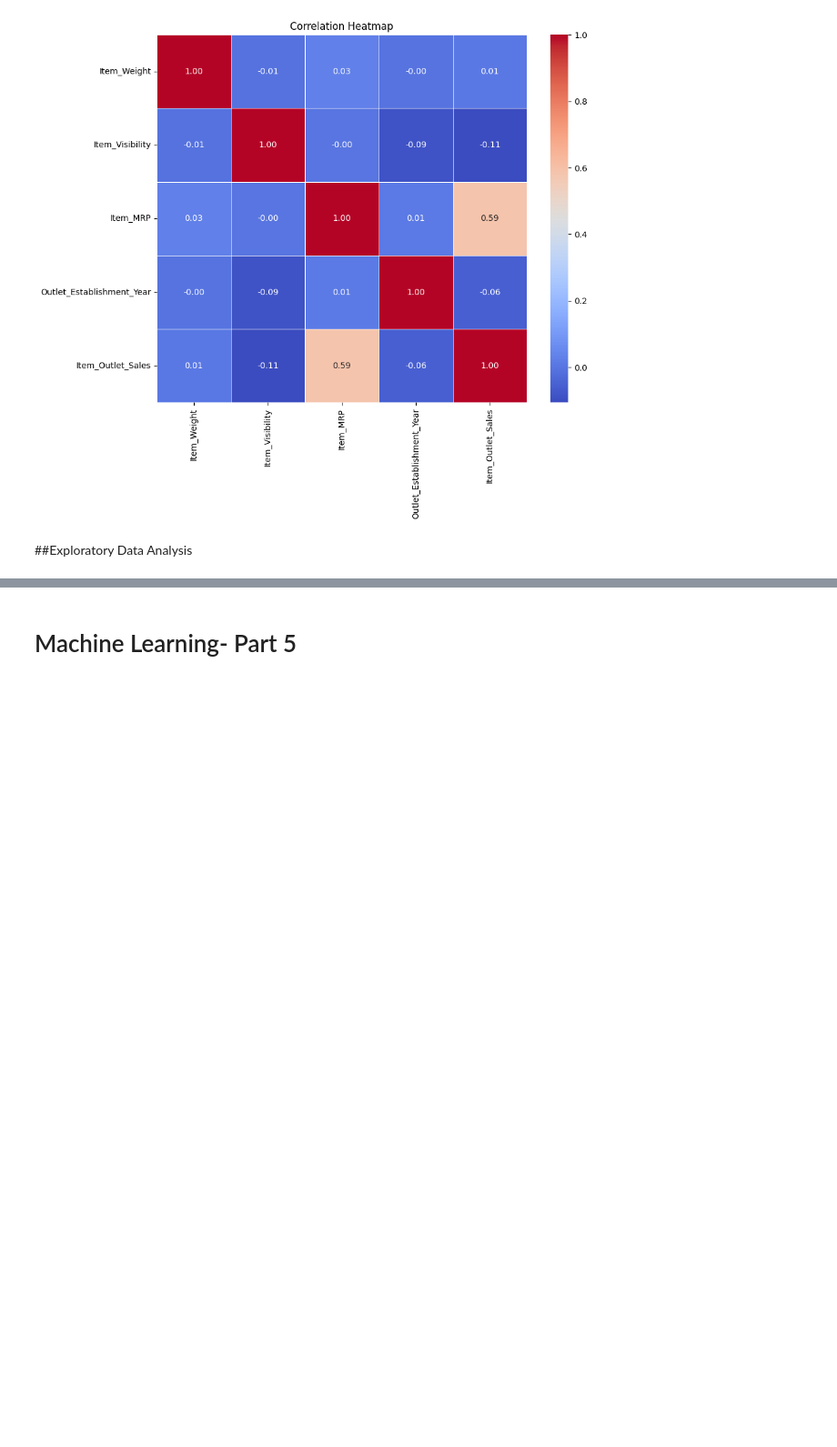
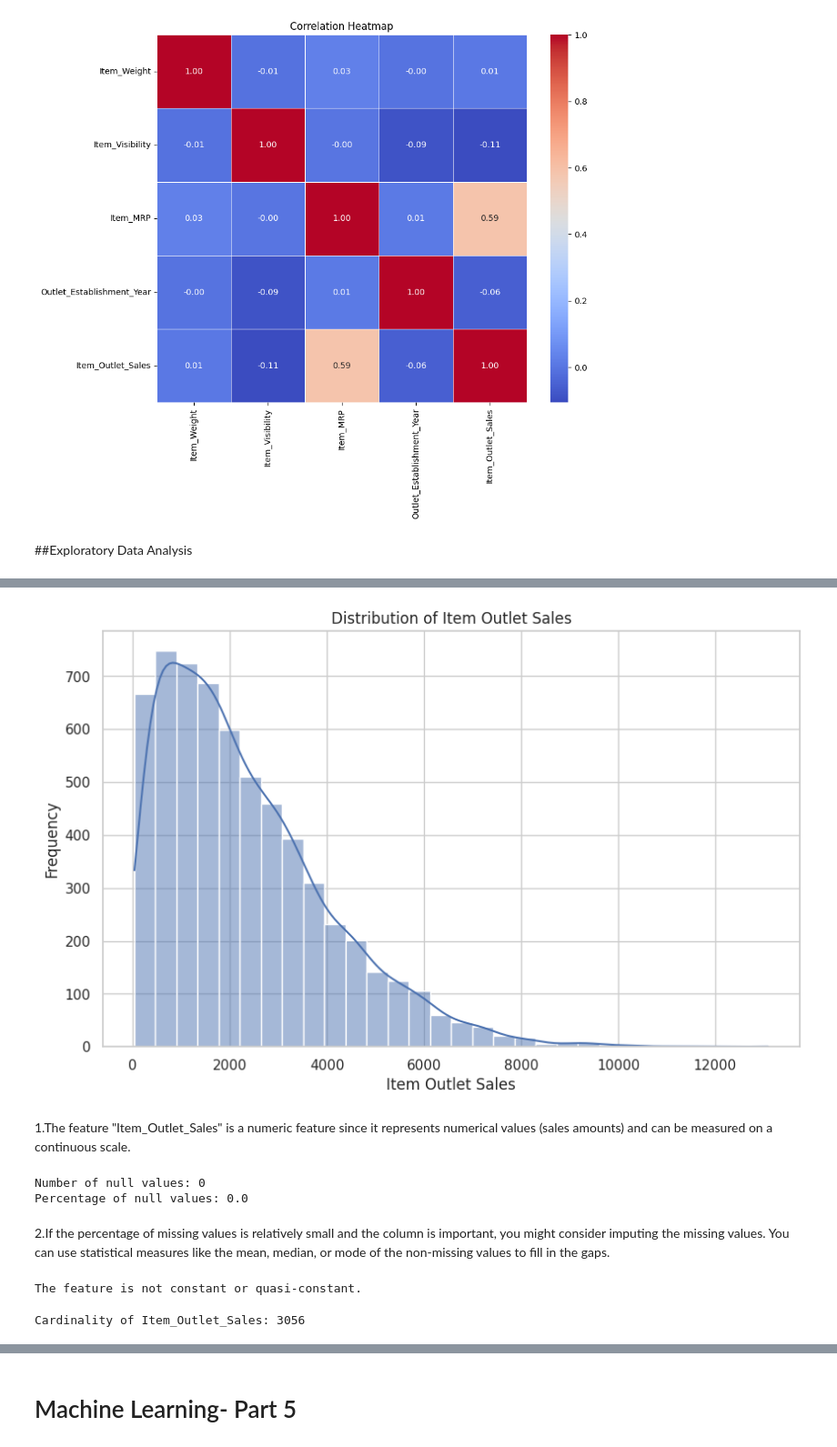
Before and after one commit to OleFlow/Prediction-of-Product-Sales, a Jupyter notebook: Prediction_of_Product_Sales.ipynb, the cells around one changed output, grey strips where cells are left out. Shown at 91% size. Drawn from its saved outputs; the diff is of its cells as text; code cells hidden in the pictures; blank space fills up the shorter version.

```diff
--- a/Prediction_of_Product_Sales.ipynb
+++ b/Prediction_of_Product_Sales.ipynb
@@ -208,3 +209,16 @@ plt.show()
 [figure]
 # %% [markdown]
 ##Exploratory Data Analysis
+# %%
+# Placeholder values to be replaced with null
+placeholder_values = {
+    'Outlet_Size': 'Not Available',
+    'Item_Weight': 0
+}
+
+# Replace placeholder values with null
+df.replace(placeholder_values, inplace=True)
+
+# Perform EDA to check for null values
+null_values = df.isnull().sum()
+print(null_values)
@@ -210,0 +254,52 @@ plt.show()
+# %%
+sns.set(style="whitegrid")
+
+# Assuming 'data' is your DataFrame and 'Item_Outlet_Sales' is the column of interest
+plt.figure(figsize=(10, 6))
+sns.histplot(data=df, x='Item_Outlet_Sales', bins=30, kde=True)
+plt.title('Distribution of Item Outlet Sales')
+plt.xlabel('Item Outlet Sales')
+plt.ylabel('Frequency')
+plt.show()
+# %% [output]
+[figure, added]
+# %% [markdown]
+1.The feature "Item_Outlet_Sales" is a numeric feature since it represents numerical values (sales amounts) and can be measured on a continuous scale.
+# %%
+# Calculate the number of null values
+num_null_values = df['Item_Outlet_Sales'].isnull().sum()
+
+# Calculate the total number of rows in the dataframe
+total_rows = len(df)
+
+# Calculate the percentage of null values
+percentage_null_values = (num_null_values / total_rows) * 100
+
+# Print the results
+print("Number of null values:", num_null_values)
+print("Percentage of null values:", percentage_null_values)
+# %% [output]
+Number of null values: 0
+Percentage of null values: 0.0
+# %% [markdown]
+2.If the percentage of missing values is relatively small and the column is important, you might consider imputing the missing values. You can use statistical measures like the mean, median, or mode of the non-missing values to fill in the gaps.
+# %%
+# Define the threshold for variation (e.g., 99%)
+threshold = 0.99
+
+# Calculate the ratio of the most common value to the total number of rows
+value_counts = df['Item_Outlet_Sales'].value_counts()
+majority_ratio = value_counts.iloc[0] / len(df)
+
+# Check if the majority ratio exceeds the threshold
+if majority_ratio >= threshold:
+    print("The feature is constant or quasi-constant.")
+else:
+    print("The feature is not constant or quasi-constant.")
+# %% [output]
+The feature is not constant or quasi-constant.
+# %%
+cardinality = df['Item_Outlet_Sales'].nunique()
+print("Cardinality of Item_Outlet_Sales:", cardinality)
+# %% [output]
+Cardinality of Item_Outlet_Sales: 3056
```
Also changed, not shown: parts of 6 cells of this notebook.
